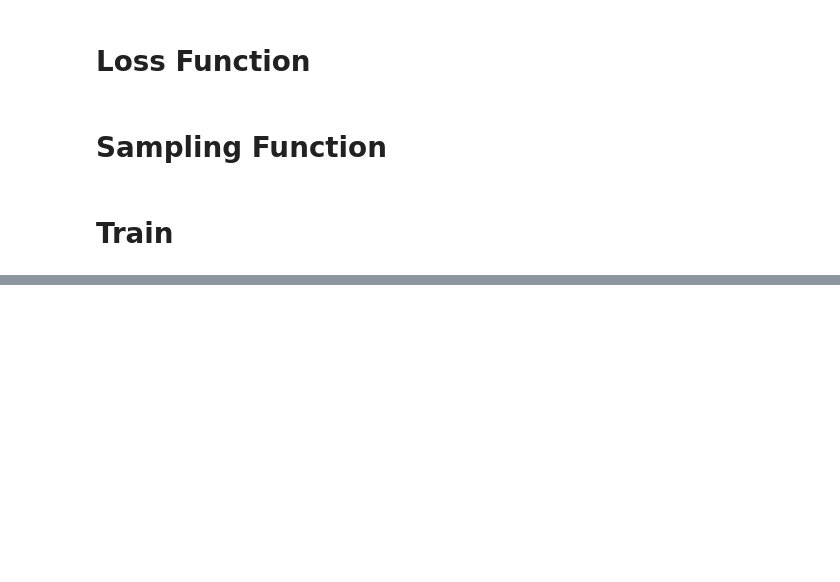
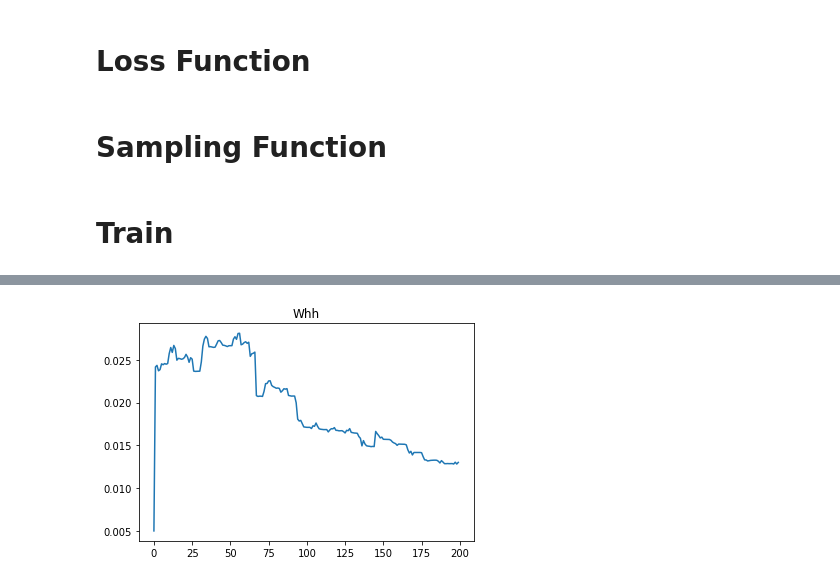
Before and after one commit to ariG23498/RNN_Viz, a Jupyter notebook: CharacterBasedLanguageModel_pytorchGPU.ipynb, the cells around one changed output, grey strips where cells are left out. Saved outputs shown, nothing was run; the diff lists cells and outputs as text; code cells hidden in the pictures; blank space fills up the shorter version.

```diff
--- a/CharacterBasedLanguageModel_pytorchGPU.ipynb
+++ b/CharacterBasedLanguageModel_pytorchGPU.ipynb
@@ -191,0 +227,6 @@ KeyboardInterrupt: ignored
+# %%
+plt.plot(Whh_list)
+plt.title('Whh')
+plt.show()
+# %% [output]
+[figure, added]
```
Also changed, not shown: parts of 11 cells of this notebook.
